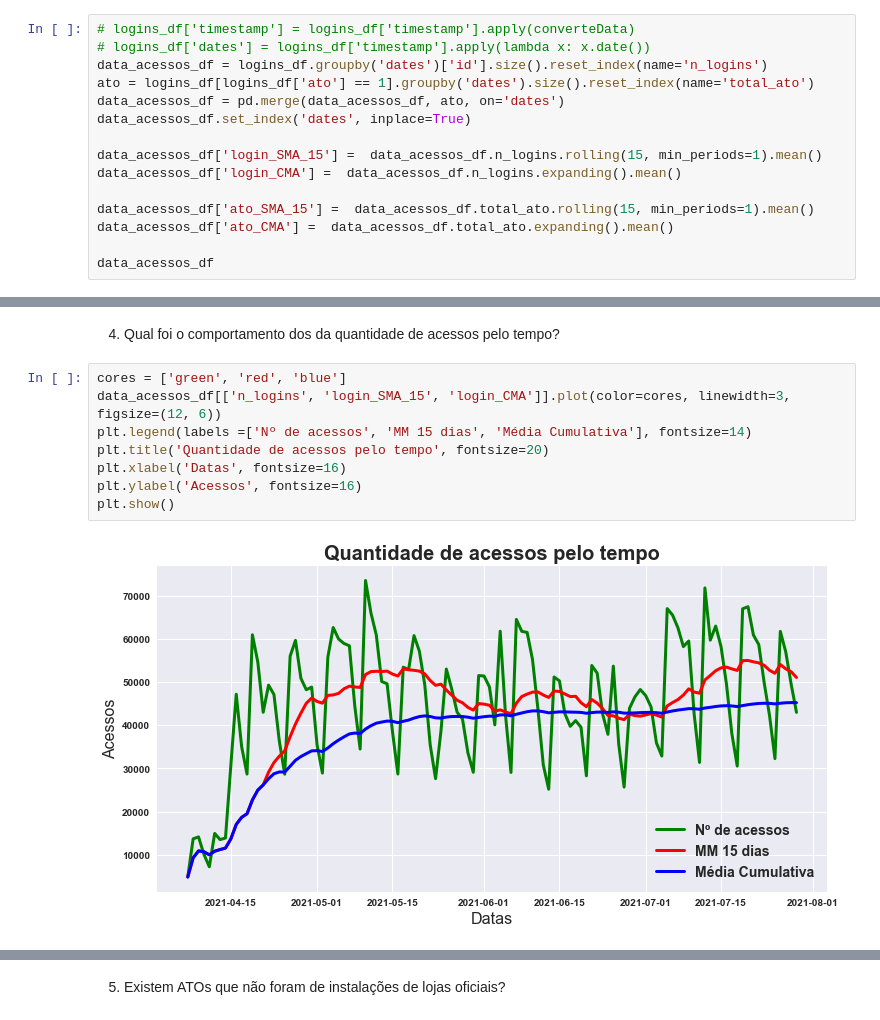
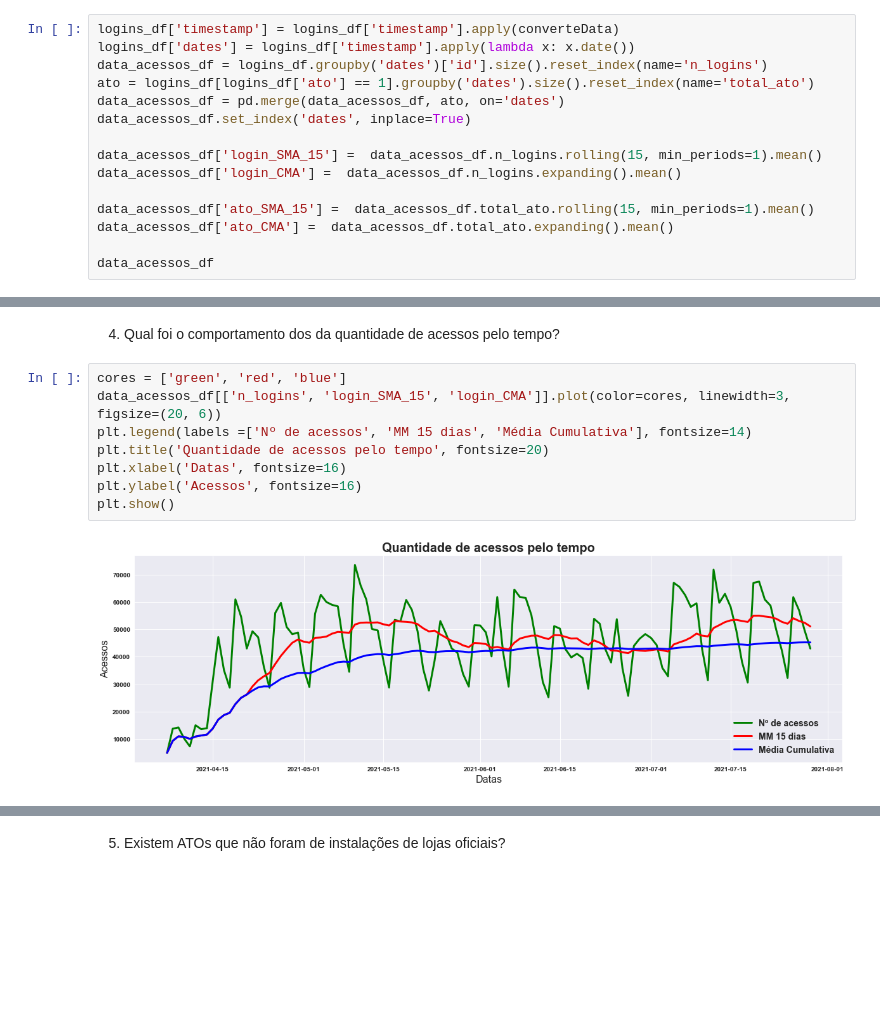
Before and after one commit to pedrosena138/projeto-if997, a Jupyter notebook: Projeto.ipynb, the cells around one changed output, grey strips where cells are left out. Saved outputs shown, nothing was run; the diff lists cells and outputs as text; blank space fills up the shorter version.

```diff
--- a/Projeto.ipynb
+++ b/Projeto.ipynb
@@ -229,6 +258,6 @@ contas_df.describe()
 # %%
-# logins_df['timestamp'] = logins_df['timestamp'].apply(converteData)
-# logins_df['dates'] = logins_df['timestamp'].apply(lambda x: x.date())
+logins_df['timestamp'] = logins_df['timestamp'].apply(converteData)
+logins_df['dates'] = logins_df['timestamp'].apply(lambda x: x.date())
 data_acessos_df = logins_df.groupby('dates')['id'].size().reset_index(name='n_logins')
 ato = logins_df[logins_df['ato'] == 1].groupby('dates').size().reset_index(name='total_ato')
 data_acessos_df = pd.merge(data_acessos_df, ato, on='dates')
@@ -329,13 +358,13 @@ plt.show()
 4. Qual foi o comportamento dos da quantidade de acessos pelo tempo?
 # %%
 cores = ['green', 'red', 'blue']
-data_acessos_df[['n_logins', 'login_SMA_15', 'login_CMA']].plot(color=cores, linewidth=3, figsize=(12, 6))
+data_acessos_df[['n_logins', 'login_SMA_15', 'login_CMA']].plot(color=cores, linewidth=3, figsize=(20, 6))
 plt.legend(labels =['Nº de acessos', 'MM 15 dias', 'Média Cumulativa'], fontsize=14)
 plt.title('Quantidade de acessos pelo tempo', fontsize=20)
 plt.xlabel('Datas', fontsize=16)
 plt.ylabel('Acessos', fontsize=16)
 plt.show()
 # %% [output]
-[figure, old version]
+[figure, new version]
 # %%
 ALPHA = 0.3
```
Also changed, not shown: parts of 16 cells of this notebook.
